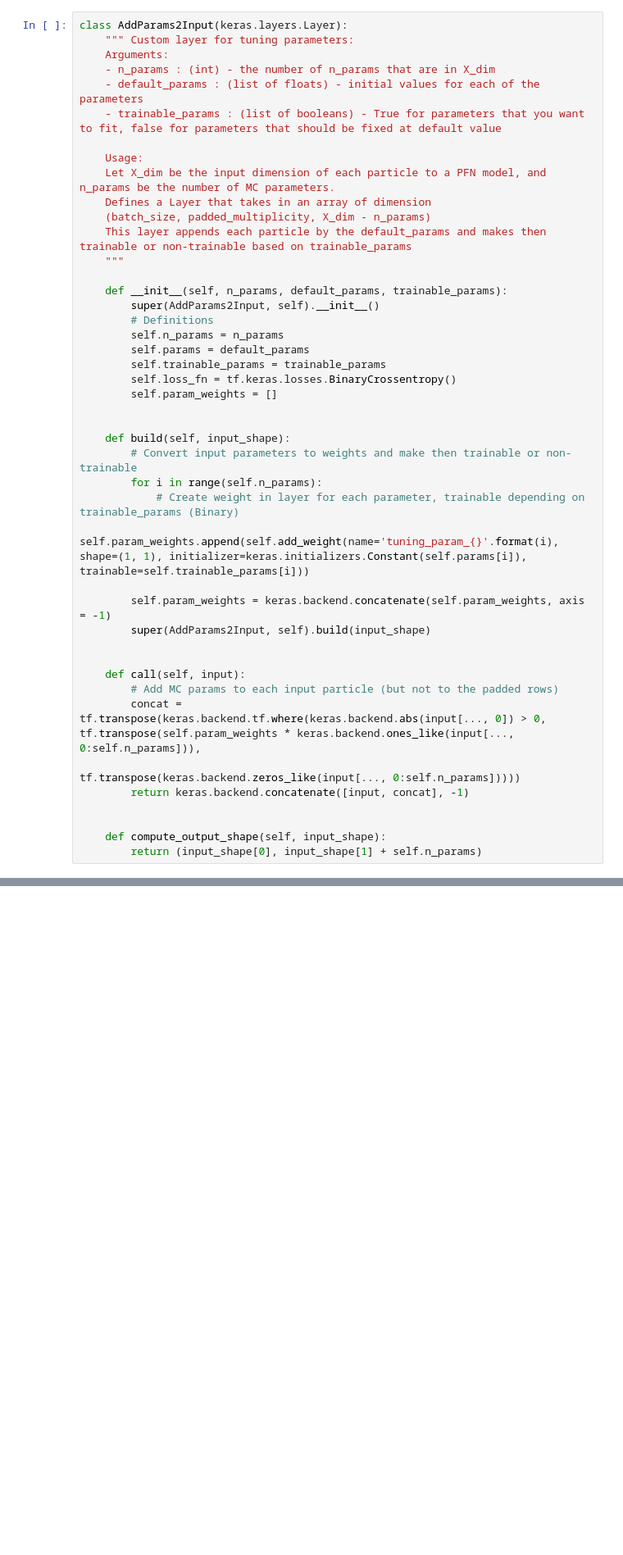
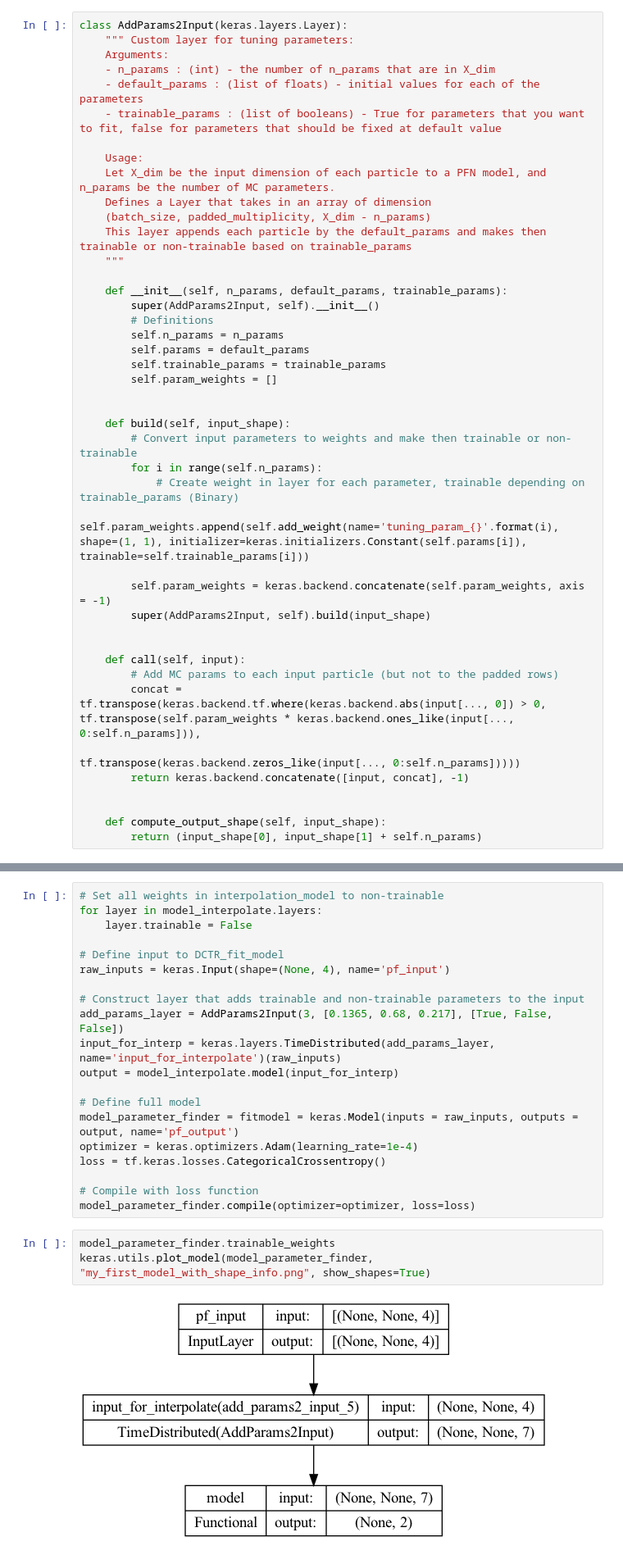
Before and after one commit to matangrinberg/parametrized-classifiers, a Jupyter notebook: newDCTR/HEP-notebooks/DCTR_1D_alphaS.ipynb, the cells around one changed output, grey strips where cells are left out. Shown at 82% size. Saved outputs shown, nothing was run; the diff lists cells and outputs as text; blank space fills up the shorter version.

```diff
--- a/newDCTR/HEP-notebooks/DCTR_1D_alphaS.ipynb
+++ b/newDCTR/HEP-notebooks/DCTR_1D_alphaS.ipynb
@@ -205,7 +220,6 @@ class AddParams2Input(keras.layers.Layer):
         self.n_params = n_params
         self.params = default_params
         self.trainable_params = trainable_params
-        self.loss_fn = tf.keras.losses.BinaryCrossentropy()
         self.param_weights = []
 
 
@@ -276,3 +288,28 @@ def model_parameter_finder(model_interpolate, X_dim, n_params, default_params, t
 def get_loss(X, Y, model, params, batch_size = 1000):
     model_pf = model_parameter_finder(model, X_dim =7, n_params = 3, default_params = params, trainable_params = [True, False, False])
     return model_pf.evaluate(x=X, y=Y, batch_size=batch_size)
+# %%
+# Set all weights in interpolation_model to non-trainable
+for layer in model_interpolate.layers:
+    layer.trainable = False
+
+# Define input to DCTR_fit_model
+raw_inputs = keras.Input(shape=(None, 4), name='pf_input')
+
+# Construct layer that adds trainable and non-trainable parameters to the input
+add_params_layer = AddParams2Input(3, [0.1365, 0.68, 0.217], [True, False, False])
+input_for_interp = keras.layers.TimeDistributed(add_params_layer, name='input_for_interpolate')(raw_inputs)
+output = model_interpolate.model(input_for_interp)
+
+# Define full model
+model_parameter_finder = fitmodel = keras.Model(inputs = raw_inputs, outputs = output, name='pf_output')
+optimizer = keras.optimizers.Adam(learning_rate=1e-4)
+loss = tf.keras.losses.CategoricalCrossentropy()
+
+# Compile with loss function
+model_parameter_finder.compile(optimizer=optimizer, loss=loss)
+# %%
+model_parameter_finder.trainable_weights
+keras.utils.plot_model(model_parameter_finder, "my_first_model_with_shape_info.png", show_shapes=True)
+# %% [output]
+[figure, added]
```
Also changed, not shown: parts of 17 cells of this notebook, 4 other files.
